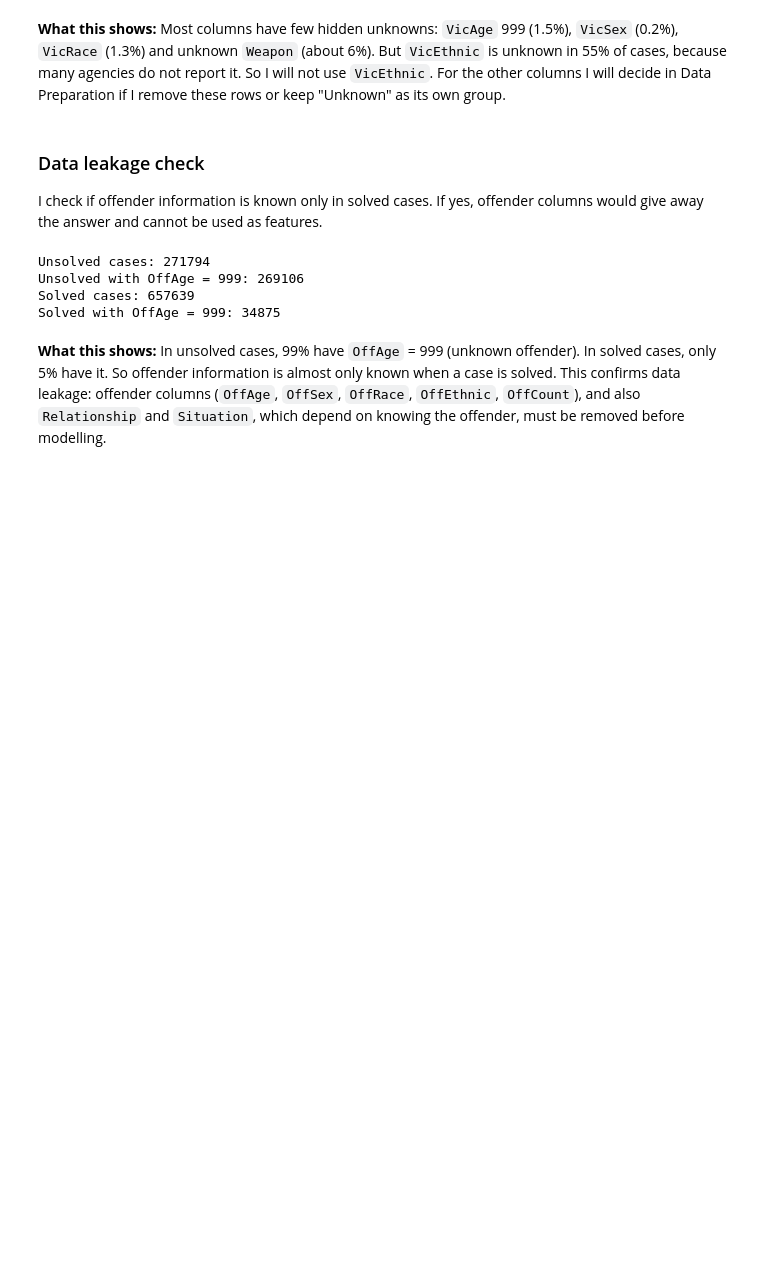
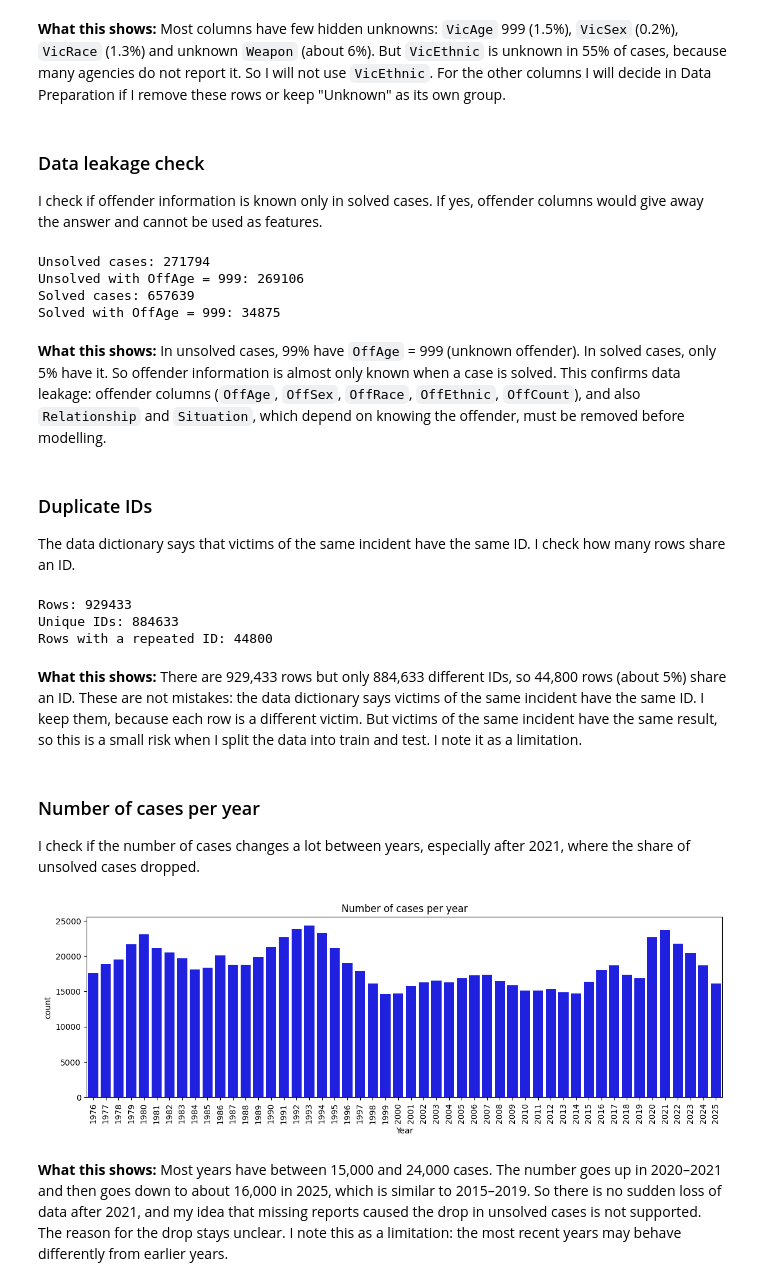
Before and after one commit to Anastasiia-hub0/unsolved-homicides-analysis, a Jupyter notebook: unsolved_homicides_analysis.ipynb, the cells around one changed output. Saved outputs shown, nothing was run; the diff lists cells and outputs as text; code cells hidden in the pictures; blank space fills up the shorter version.

Commit message:
Add duplicate ID check and number of cases per year

```diff
--- a/unsolved_homicides_analysis.ipynb
+++ b/unsolved_homicides_analysis.ipynb
@@ -417,3 +417,29 @@ Solved cases: 657639
 Solved with OffAge = 999: 34875
 # %% [markdown]
 **What this shows:** In unsolved cases, 99% have `OffAge` = 999 (unknown offender). In solved cases, only 5% have it. So offender information is almost only known when a case is solved. This confirms data leakage: offender columns (`OffAge`, `OffSex`, `OffRace`, `OffEthnic`, `OffCount`), and also `Relationship` and `Situation`, which depend on knowing the offender, must be removed before modelling.
+# %% [markdown]
+### Duplicate IDs
+The data dictionary says that victims of the same incident have the same ID. I check how many rows share an ID.
+# %%
+print("Rows:", len(df))
+print("Unique IDs:", df["ID"].nunique())
+print("Rows with a repeated ID:", len(df) - df["ID"].nunique())
+# %% [output]
+Rows: 929433
+Unique IDs: 884633
+Rows with a repeated ID: 44800
+# %% [markdown]
+**What this shows:** There are 929,433 rows but only 884,633 different IDs, so 44,800 rows (about 5%) share an ID. These are not mistakes: the data dictionary says victims of the same incident have the same ID. I keep them, because each row is a different victim. But victims of the same incident have the same result, so this is a small risk when I split the data into train and test. I note it as a limitation.
+# %% [markdown]
+### Number of cases per year
+I check if the number of cases changes a lot between years, especially after 2021, where the share of unsolved cases dropped.
+# %%
+plt.figure(figsize=(14, 4))
+sns.countplot(data=df, x="Year", color="b")
+plt.xticks(rotation=90)
+plt.title("Number of cases per year")
+plt.show()
+# %% [output]
+[figure, added]
+# %% [markdown]
+**What this shows:** Most years have between 15,000 and 24,000 cases. The number goes up in 2020–2021 and then goes down to about 16,000 in 2025, which is similar to 2015–2019. So there is no sudden loss of data after 2021, and my idea that missing reports caused the drop in unsolved cases is not supported. The reason for the drop stays unclear. I note this as a limitation: the most recent years may behave differently from earlier years.
```
